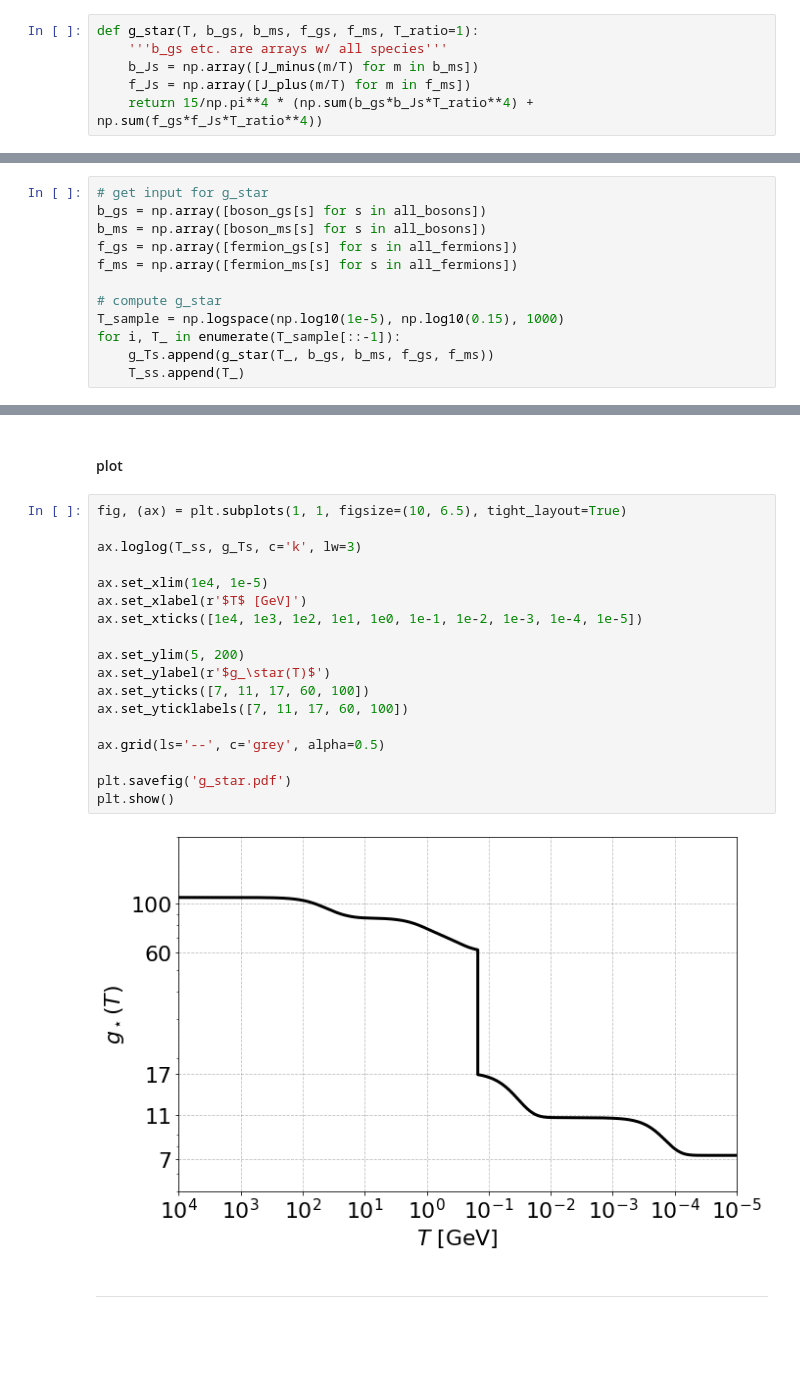
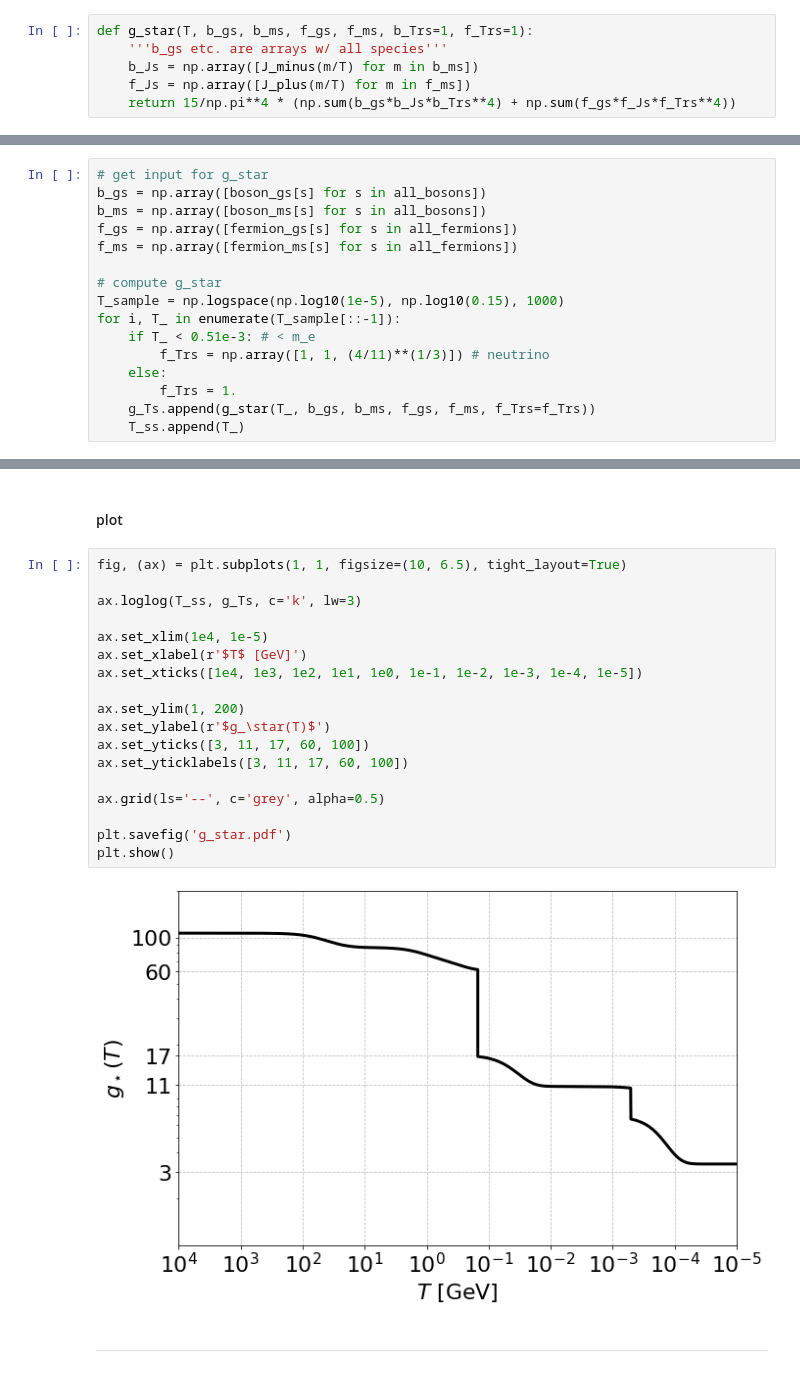
Before and after one commit to Yucheng-Zhang/EarlyUnivHW, a Jupyter notebook: g_star.ipynb, the cells around one changed output, grey strips where cells are left out. Saved outputs shown, nothing was run; the diff lists cells and outputs as text; blank space fills up the shorter version.

Commit message:
neutrino T

```diff
--- a/g_star.ipynb
+++ b/g_star.ipynb
@@ -80,11 +80,11 @@ plt.show()
 # %% [markdown]
 ### get $g_*(T)$ at various temperature decades
 # %%
-def g_star(T, b_gs, b_ms, f_gs, f_ms, T_ratio=1):
+def g_star(T, b_gs, b_ms, f_gs, f_ms, b_Trs=1, f_Trs=1):
     '''b_gs etc. are arrays w/ all species'''
     b_Js = np.array([J_minus(m/T) for m in b_ms])
     f_Js = np.array([J_plus(m/T) for m in f_ms])
-    return 15/np.pi**4 * (np.sum(b_gs*b_Js*T_ratio**4) + np.sum(f_gs*f_Js*T_ratio**4))
+    return 15/np.pi**4 * (np.sum(b_gs*b_Js*b_Trs**4) + np.sum(f_gs*f_Js*f_Trs**4))
 # %% [markdown]
 #### before QCD phase transition
 # %%
@@ -180,7 +180,11 @@ f_ms = np.array([fermion_ms[s] for s in all_fermions])
 # compute g_star
 T_sample = np.logspace(np.log10(1e-5), np.log10(0.15), 1000)
 for i, T_ in enumerate(T_sample[::-1]):
-    g_Ts.append(g_star(T_, b_gs, b_ms, f_gs, f_ms))
+    if T_ < 0.51e-3: # < m_e
+        f_Trs = np.array([1, 1, (4/11)**(1/3)]) # neutrino
+    else:
+        f_Trs = 1.
+    g_Ts.append(g_star(T_, b_gs, b_ms, f_gs, f_ms, f_Trs=f_Trs))
     T_ss.append(T_)
 # %%
 for T_ in np.array([0.1, 1e-2, 1e-3, 1e-4, 1e-5]):
@@ -197,22 +205,22 @@ T = 1e-05 GeV, g_star = 7.25
 # %%
 fig, (ax) = plt.subplots(1, 1, figsize=(10, 6.5), tight_layout=True)
 
 ax.loglog(T_ss, g_Ts, c='k', lw=3)
 
 ax.set_xlim(1e4, 1e-5)
 ax.set_xlabel(r'$T$ [GeV]')
 ax.set_xticks([1e4, 1e3, 1e2, 1e1, 1e0, 1e-1, 1e-2, 1e-3, 1e-4, 1e-5])
 
-ax.set_ylim(5, 200)
+ax.set_ylim(1, 200)
 ax.set_ylabel(r'$g_\star(T)$')
-ax.set_yticks([7, 11, 17, 60, 100])
-ax.set_yticklabels([7, 11, 17, 60, 100])
+ax.set_yticks([3, 11, 17, 60, 100])
+ax.set_yticklabels([3, 11, 17, 60, 100])
 
 ax.grid(ls='--', c='grey', alpha=0.5)
 
 plt.savefig('g_star.pdf')
 plt.show()
 # %% [output]
-[figure, old version]
+[figure, new version]
 # %% [markdown]
 ---
```
Also changed, not shown: parts of 1 cell of this notebook, 1 other file.
